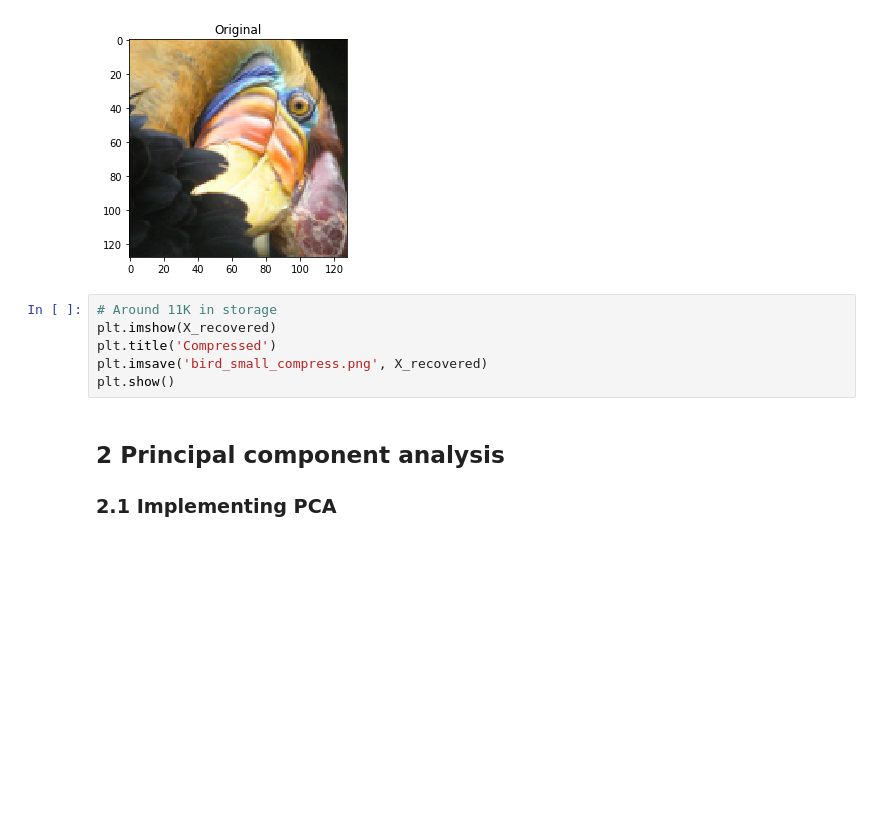
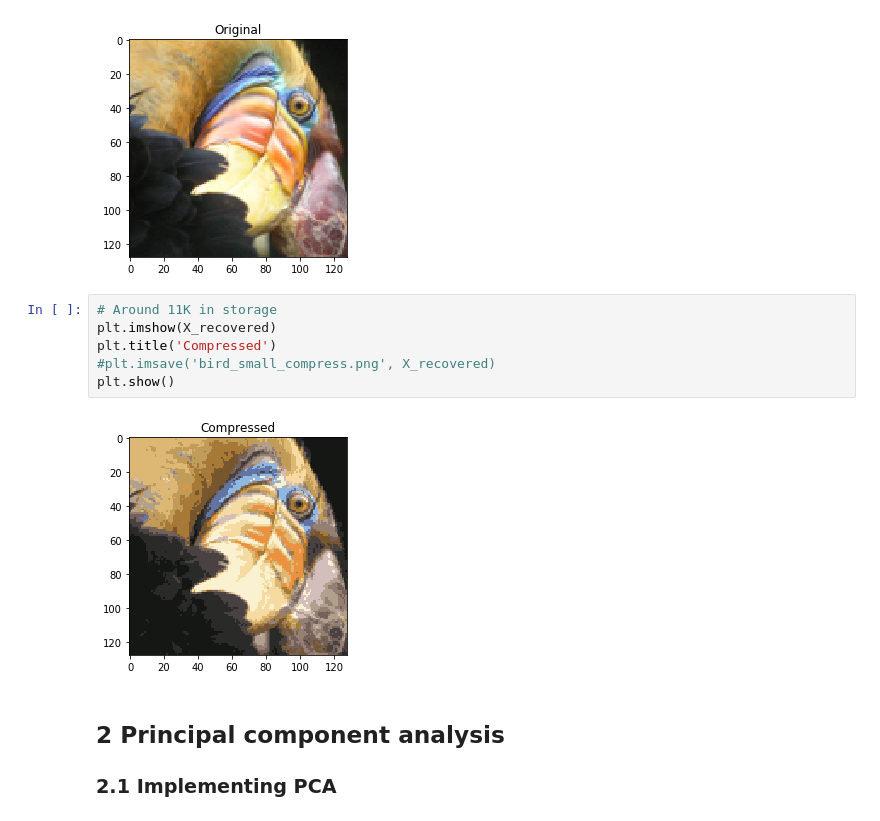
Before and after one commit to wesbarnett/MachineLearning, a Jupyter notebook: K-means Clustering and Principal Component Analysis.ipynb, the cells around one changed output. Cells and saved outputs as stored; diff of their text form; blank space fills up the shorter version.

```diff
--- a/K-means Clustering and Principal Component Analysis.ipynb
+++ b/K-means Clustering and Principal Component Analysis.ipynb
@@ -195,9 +195,11 @@ plt.show()
 # %%
 # Around 11K in storage
 plt.imshow(X_recovered)
 plt.title('Compressed')
-plt.imsave('bird_small_compress.png', X_recovered)
+#plt.imsave('bird_small_compress.png', X_recovered)
 plt.show()
+# %% [output]
+[figure, added]
 # %% [markdown]
 ## 2 Principal component analysis
 ### 2.1 Implementing PCA
```
Also changed, not shown: parts of 13 cells of this notebook.
